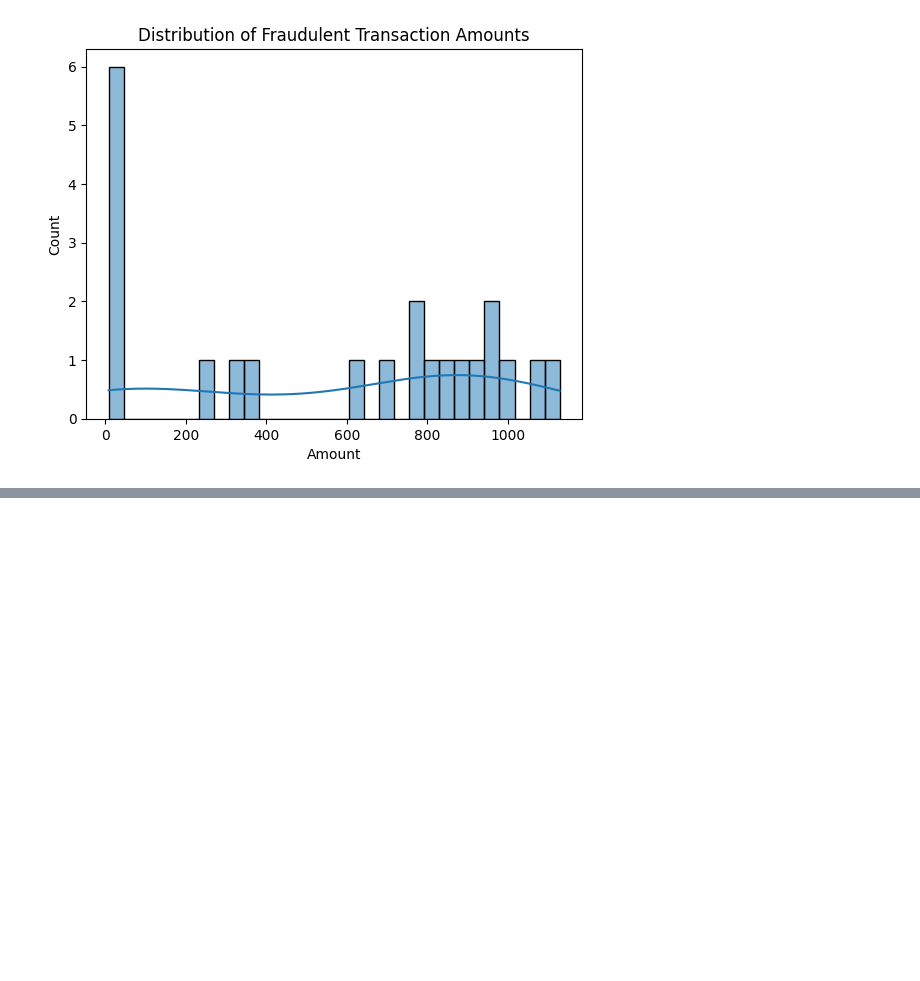
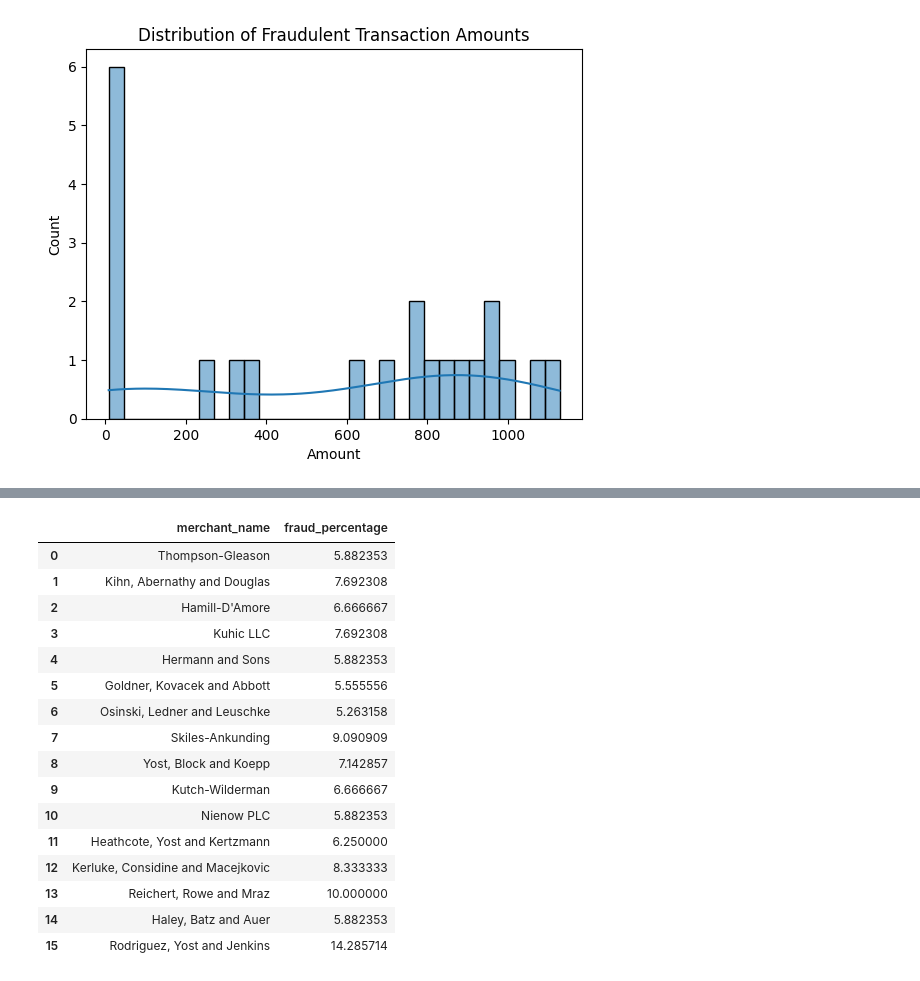
Before and after one commit to COP3710CreditCardFraudDetection/CCFraudDetectionDB, a Jupyter notebook: Team7.ipynb, the cells around one changed output, grey strips where cells are left out. Saved outputs shown, nothing was run; the diff lists cells and outputs as text; code cells hidden in the pictures; blank space fills up the shorter version.

```diff
--- a/Team7.ipynb
+++ b/Team7.ipynb
@@ -42,0 +161,37 @@ plt.show()
+# %%
+#Query 7:Lists merchants where fraudulent transactions consits of more than 5% of their total transactions
+Query7 = """SELECT m.merchant_name,
+       COUNT(CASE WHEN t.is_fraud = TRUE THEN 1 END) * 100.0 / COUNT(*) AS fraud_percentage
+FROM transactions t
+JOIN merchant m ON t.merchant_id = m.merchant_id
+GROUP BY m.merchant_name
+HAVING COUNT(CASE WHEN t.is_fraud = TRUE THEN 1 END) * 100.0 / COUNT(*) > 5;"""
+
+
+df7 = pd.read_sql(Query7, engine)
+##To display query results:
+from IPython.display import display
+display(df7)
+
+
+import matplotlib.pyplot as plot
+import seaborn as sns
+#plot
+# %% [output]
+|  | merchant_name | fraud_percentage |
+| 0 | Thompson-Gleason | 5.882353 |
+| 1 | Kihn, Abernathy and Douglas | 7.692308 |
+| 2 | Hamill-D'Amore | 6.666667 |
+| 3 | Kuhic LLC | 7.692308 |
+| 4 | Hermann and Sons | 5.882353 |
+| 5 | Goldner, Kovacek and Abbott | 5.555556 |
+| 6 | Osinski, Ledner and Leuschke | 5.263158 |
+| 7 | Skiles-Ankunding | 9.090909 |
+| 8 | Yost, Block and Koepp | 7.142857 |
+| 9 | Kutch-Wilderman | 6.666667 |
+| 10 | Nienow PLC | 5.882353 |
+| 11 | Heathcote, Yost and Kertzmann | 6.250000 |
+| 12 | Kerluke, Considine and Macejkovic | 8.333333 |
+| 13 | Reichert, Rowe and Mraz | 10.000000 |
+| 14 | Haley, Batz and Auer | 5.882353 |
+| 15 | Rodriguez, Yost and Jenkins | 14.285714 |
```
Also changed, not shown: parts of 8 cells of this notebook.
